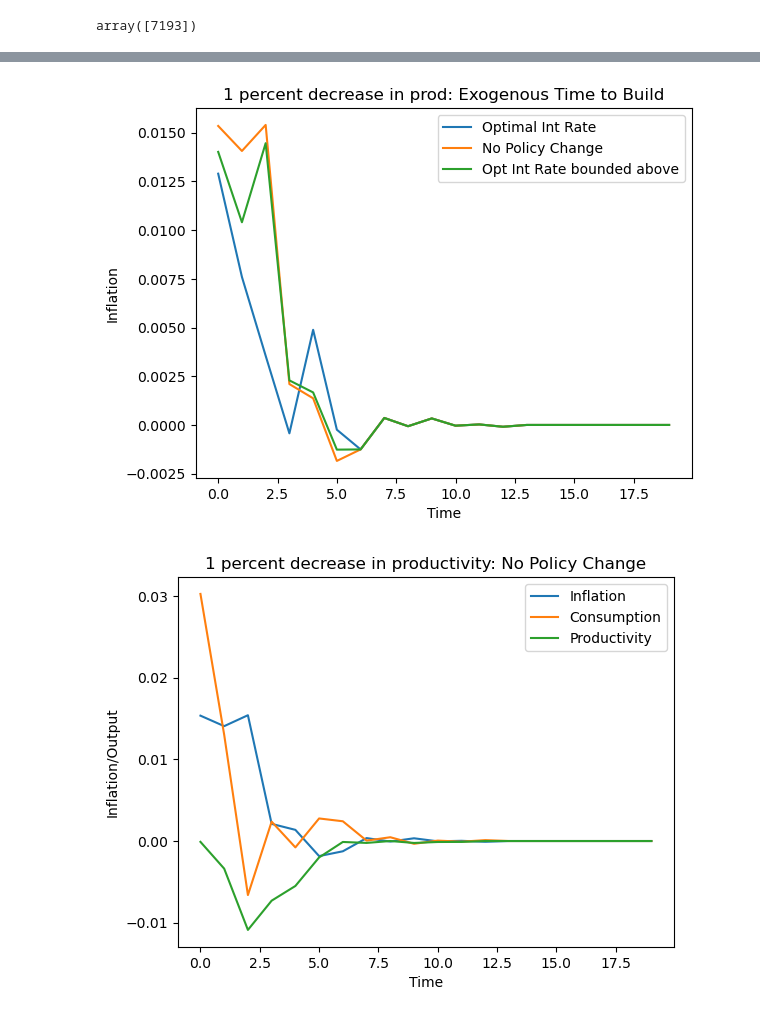
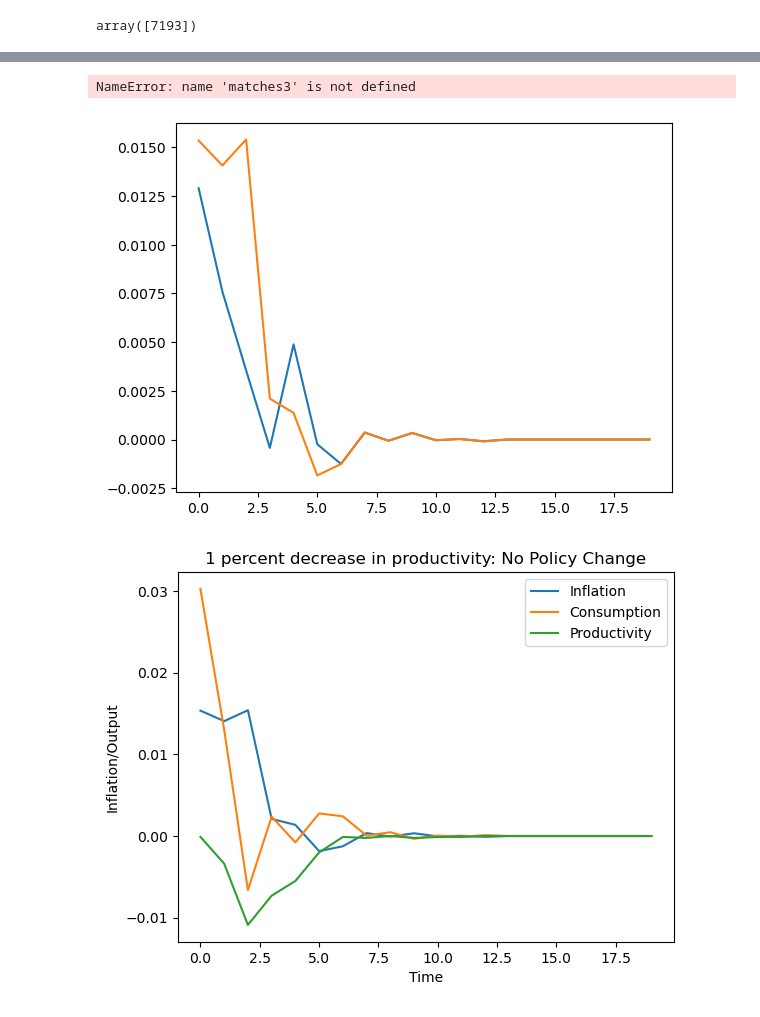
Before and after one commit to Finalblue777/shocky_shocks, a Jupyter notebook: ss/new_demand_prod.ipynb, the cells around one changed output, grey strips where cells are left out. Drawn from its saved outputs; the diff is of its cells as text; code cells hidden in the pictures.

```diff
--- a/ss/new_demand_prod.ipynb
+++ b/ss/new_demand_prod.ipynb
@@ -478,14 +466,20 @@ plt.show()
+# %%
+target = np.array([[0.    , 0.0125, 0.01  , 0.01, 0.01  ]])
+
+
+matches3 = np.all(np.isclose(r_arrange, target), axis=1)
 # %%
 plt.plot( pi_inflation[argmins_gap,:20].T, label='Optimal Int Rate')
 plt.plot( pi_inflation[matches,  :20  ].T, label='No Policy Change' )
-plt.plot( pi_inflation[matches2, :20  ].T, label='Opt Int Rate bounded above' )
+plt.plot( pi_inflation[matches3, :20  ].T, label='Opt Int Rate: No TIB' )
 plt.legend()
 plt.title('1 percent decrease in prod: Exogenous Time to Build')
 plt.xlabel('Time')
 plt.ylabel('Inflation')
 plt.show()
 # %% [output]
+NameError: name 'matches3' is not defined
-[figure, old version]
+[figure, new version]
 # %%
 plt.plot( pi_inflation[matches,  :20  ].T, label='Inflation' )
 plt.plot( C_consumption[matches,  :20  ].T, label='Consumption' )
```
Also changed, not shown: parts of 2 cells of this notebook, 17 other files.
